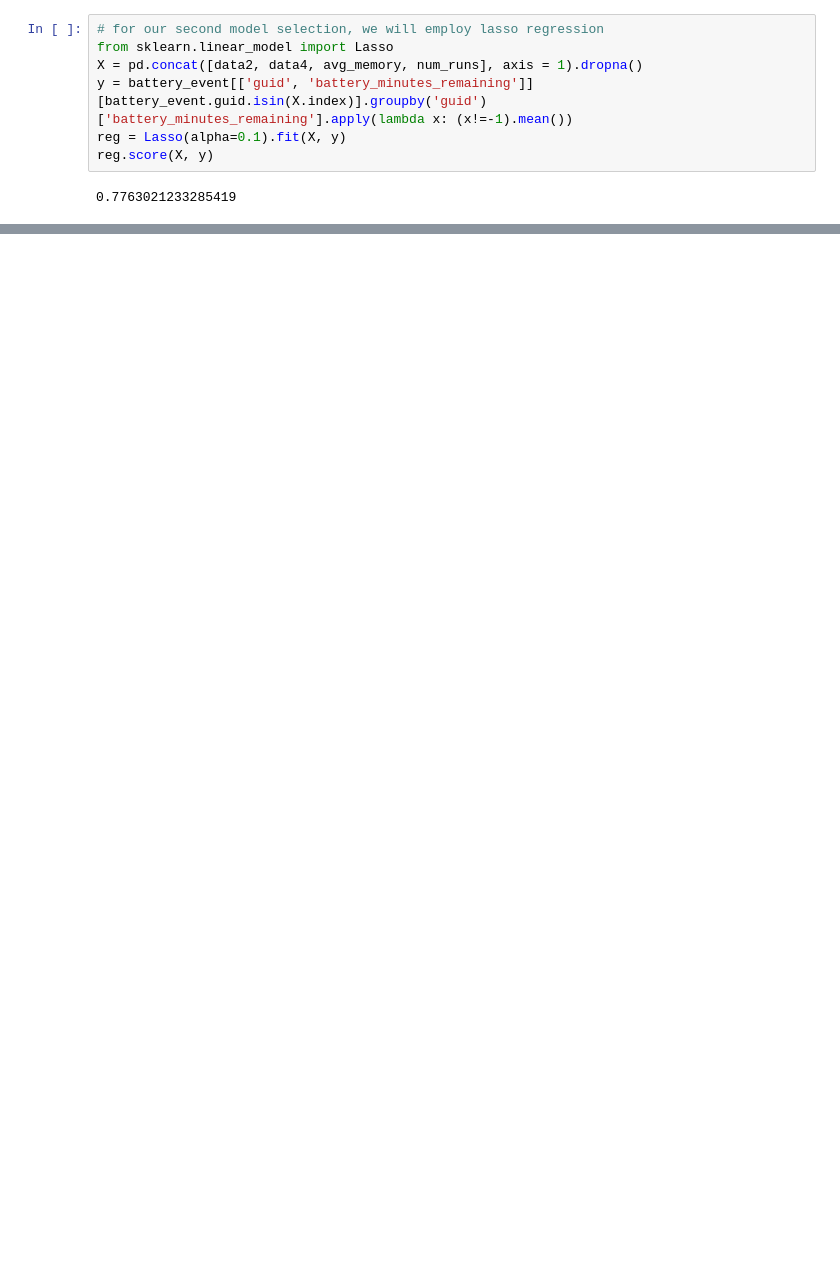
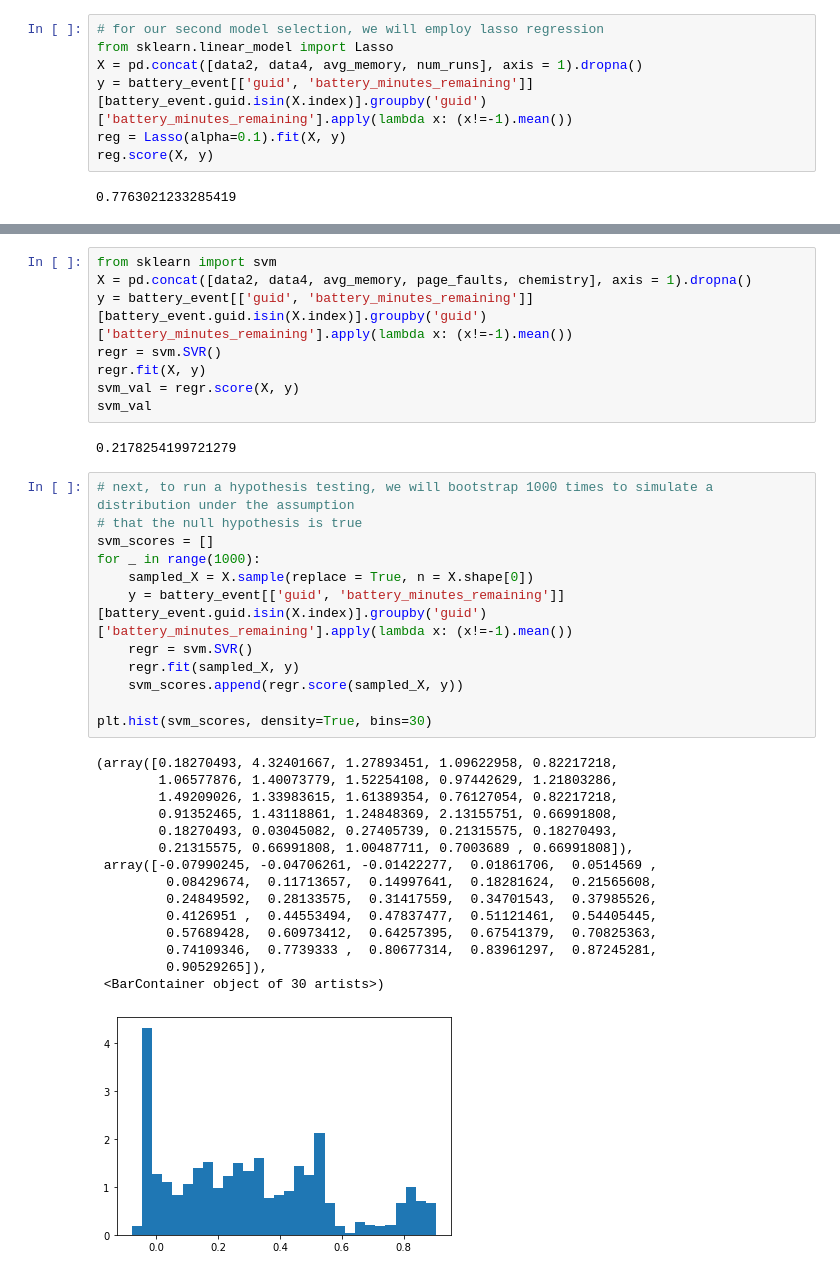
Before and after one commit to michelleliu1027/DSC180B, a Jupyter notebook: DSC180B_01_28.ipynb, the cells around one changed output, grey strips where cells are left out. Cells and saved outputs as stored; diff of their text form; blank space fills up the shorter version.

```diff
--- a/DSC180B_01_28.ipynb
+++ b/DSC180B_01_28.ipynb
@@ -480,0 +565,38 @@ p_val
+# %%
+from sklearn import svm
+X = pd.concat([data2, data4, avg_memory, page_faults, chemistry], axis = 1).dropna()
+y = battery_event[['guid', 'battery_minutes_remaining']][battery_event.guid.isin(X.index)].groupby('guid')['battery_minutes_remaining'].apply(lambda x: (x!=-1).mean())
+regr = svm.SVR()
+regr.fit(X, y)
+svm_val = regr.score(X, y)
+svm_val
+# %% [output]
+0.2178254199721279
+# %%
+# next, to run a hypothesis testing, we will bootstrap 1000 times to simulate a distribution under the assumption
+# that the null hypothesis is true
+svm_scores = []
+for _ in range(1000):
+    sampled_X = X.sample(replace = True, n = X.shape[0])
+    y = battery_event[['guid', 'battery_minutes_remaining']][battery_event.guid.isin(X.index)].groupby('guid')['battery_minutes_remaining'].apply(lambda x: (x!=-1).mean())
+    regr = svm.SVR()
+    regr.fit(sampled_X, y)
+    svm_scores.append(regr.score(sampled_X, y))
+
+plt.hist(svm_scores, density=True, bins=30)
+# %% [output]
+(array([0.18270493, 4.32401667, 1.27893451, 1.09622958, 0.82217218,
+        1.06577876, 1.40073779, 1.52254108, 0.97442629, 1.21803286,
+        1.49209026, 1.33983615, 1.61389354, 0.76127054, 0.82217218,
+        0.91352465, 1.43118861, 1.24848369, 2.13155751, 0.66991808,
+        0.18270493, 0.03045082, 0.27405739, 0.21315575, 0.18270493,
+        0.21315575, 0.66991808, 1.00487711, 0.7003689 , 0.66991808]),
+ array([-0.07990245, -0.04706261, -0.01422277,  0.01861706,  0.0514569 ,
+         0.08429674,  0.11713657,  0.14997641,  0.18281624,  0.21565608,
+         0.24849592,  0.28133575,  0.31417559,  0.34701543,  0.37985526,
+         0.4126951 ,  0.44553494,  0.47837477,  0.51121461,  0.54405445,
+         0.57689428,  0.60973412,  0.64257395,  0.67541379,  0.70825363,
+         0.74109346,  0.7739333 ,  0.80677314,  0.83961297,  0.87245281,
+         0.90529265]),
+ <BarContainer object of 30 artists>)
+[figure, added]
```
Also changed, not shown: parts of 15 cells of this notebook.
